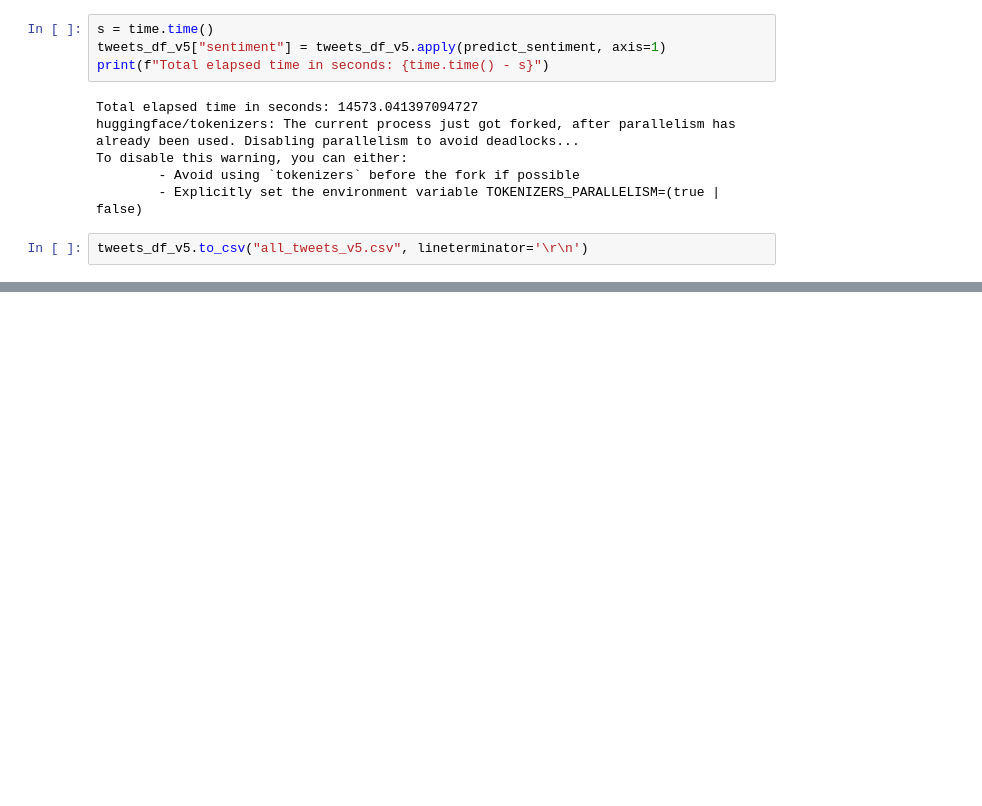
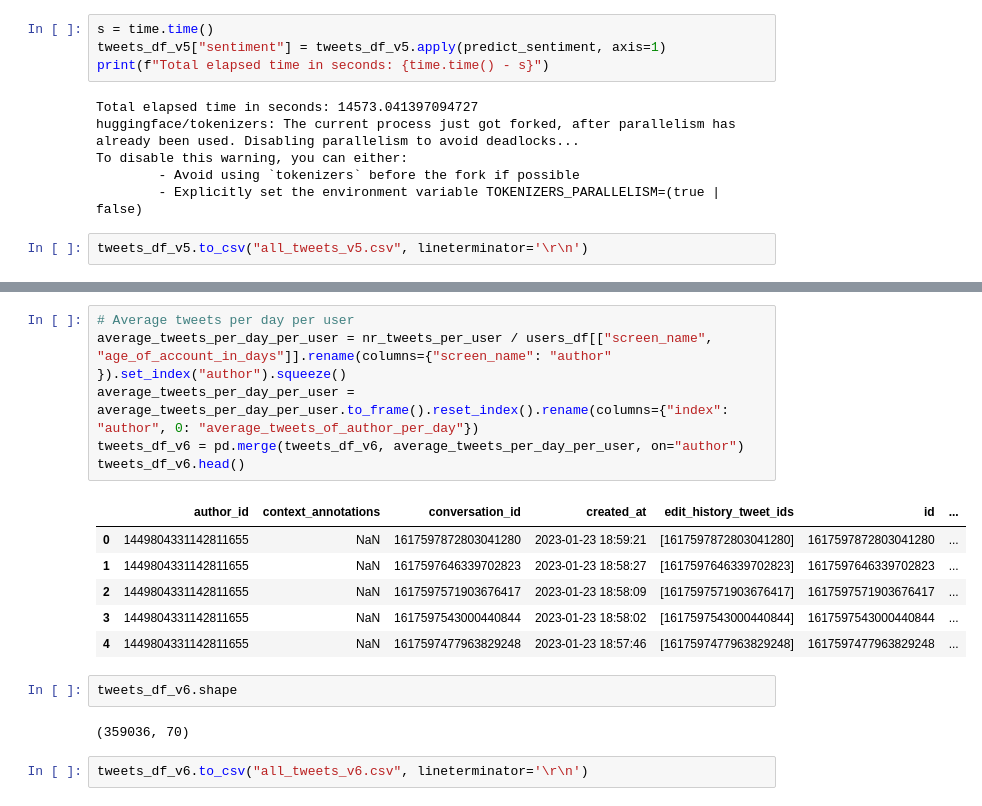
Before and after one commit to ossamum/kuleuven-thesis, a Jupyter notebook: 00_tweets_dataset_versioning.ipynb, the cells around one changed output, grey strips where cells are left out. Cells and saved outputs as stored; diff of their text form; blank space fills up the shorter version.

```diff
--- a/00_tweets_dataset_versioning.ipynb
+++ b/00_tweets_dataset_versioning.ipynb
@@ -314,0 +371,19 @@ tweets_df_v5.to_csv("all_tweets_v5.csv", lineterminator='\r\n')
+# %%
+# Average tweets per day per user
+average_tweets_per_day_per_user = nr_tweets_per_user / users_df[["screen_name", "age_of_account_in_days"]].rename(columns={"screen_name": "author" }).set_index("author").squeeze()
+average_tweets_per_day_per_user = average_tweets_per_day_per_user.to_frame().reset_index().rename(columns={"index": "author", 0: "average_tweets_of_author_per_day"})
+tweets_df_v6 = pd.merge(tweets_df_v6, average_tweets_per_day_per_user, on="author")
+tweets_df_v6.head()
+# %% [output]
+|  | author_id | context_annotations | conversation_id | created_at | edit_history_tweet_ids | id | ... |
+| 0 | 1449804331142811655 | NaN | 1617597872803041280 | 2023-01-23 18:59:21 | [1617597872803041280] | 1617597872803041280 | ... |
+| 1 | 1449804331142811655 | NaN | 1617597646339702823 | 2023-01-23 18:58:27 | [1617597646339702823] | 1617597646339702823 | ... |
+| 2 | 1449804331142811655 | NaN | 1617597571903676417 | 2023-01-23 18:58:09 | [1617597571903676417] | 1617597571903676417 | ... |
+| 3 | 1449804331142811655 | NaN | 1617597543000440844 | 2023-01-23 18:58:02 | [1617597543000440844] | 1617597543000440844 | ... |
+| 4 | 1449804331142811655 | NaN | 1617597477963829248 | 2023-01-23 18:57:46 | [1617597477963829248] | 1617597477963829248 | ... |
+# %%
+tweets_df_v6.shape
+# %% [output]
+(359036, 70)
+# %%
+tweets_df_v6.to_csv("all_tweets_v6.csv", lineterminator='\r\n')
```
Also changed, not shown: parts of 7 cells of this notebook, 1 other file.
